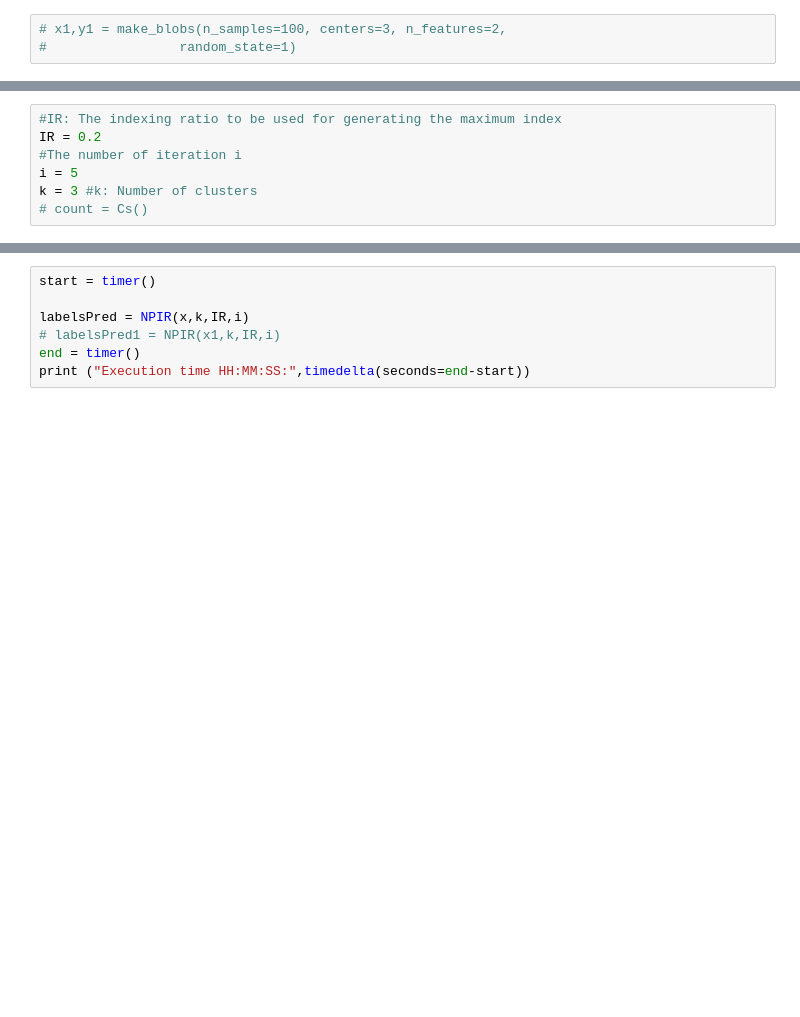
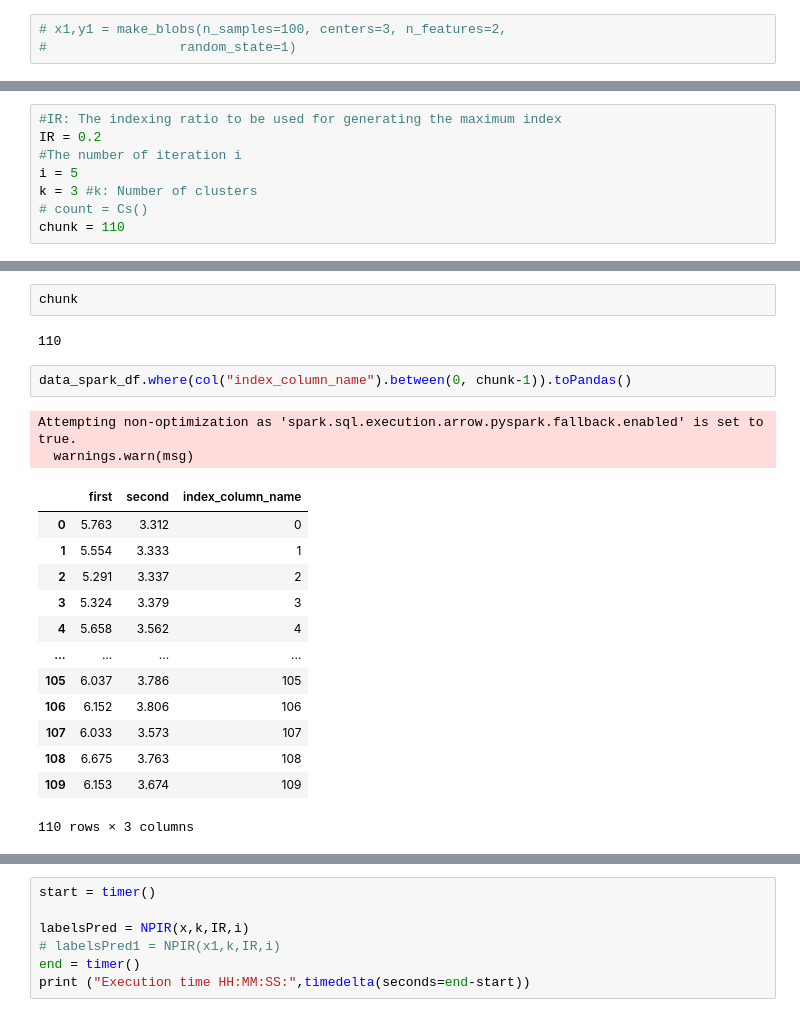
Before and after one commit to aminkhod/BigData_clustering, a Jupyter notebook: clustering.ipynb, the cells around one changed output, grey strips where cells are left out. Saved outputs shown, nothing was run; the diff lists cells and outputs as text; blank space fills up the shorter version.

```diff
--- a/clustering.ipynb
+++ b/clustering.ipynb
@@ -505,4 +265,5 @@ IR = 0.2
 i = 5
 k = 3 #k: Number of clusters
 # count = Cs()
+chunk = 110
 # %%
@@ -514,0 +283,22 @@ Execution time HH:MM:SS: 0:00:18.741058
+# %%
+chunk
+# %% [output]
+110
+# %%
+data_spark_df.where(col("index_column_name").between(0, chunk-1)).toPandas()
+# %% [output]
+Attempting non-optimization as 'spark.sql.execution.arrow.pyspark.fallback.enabled' is set to true.
+  warnings.warn(msg)
+|  | first | second | index_column_name |
+| 0 | 5.763 | 3.312 | 0 |
+| 1 | 5.554 | 3.333 | 1 |
+| 2 | 5.291 | 3.337 | 2 |
+| 3 | 5.324 | 3.379 | 3 |
+| 4 | 5.658 | 3.562 | 4 |
+| ... | ... | ... | ... |
+| 105 | 6.037 | 3.786 | 105 |
+| 106 | 6.152 | 3.806 | 106 |
+| 107 | 6.033 | 3.573 | 107 |
+| 108 | 6.675 | 3.763 | 108 |
+| 109 | 6.153 | 3.674 | 109 |
+110 rows × 3 columns
```
Also changed, not shown: parts of 36 cells of this notebook, 1 other file.
